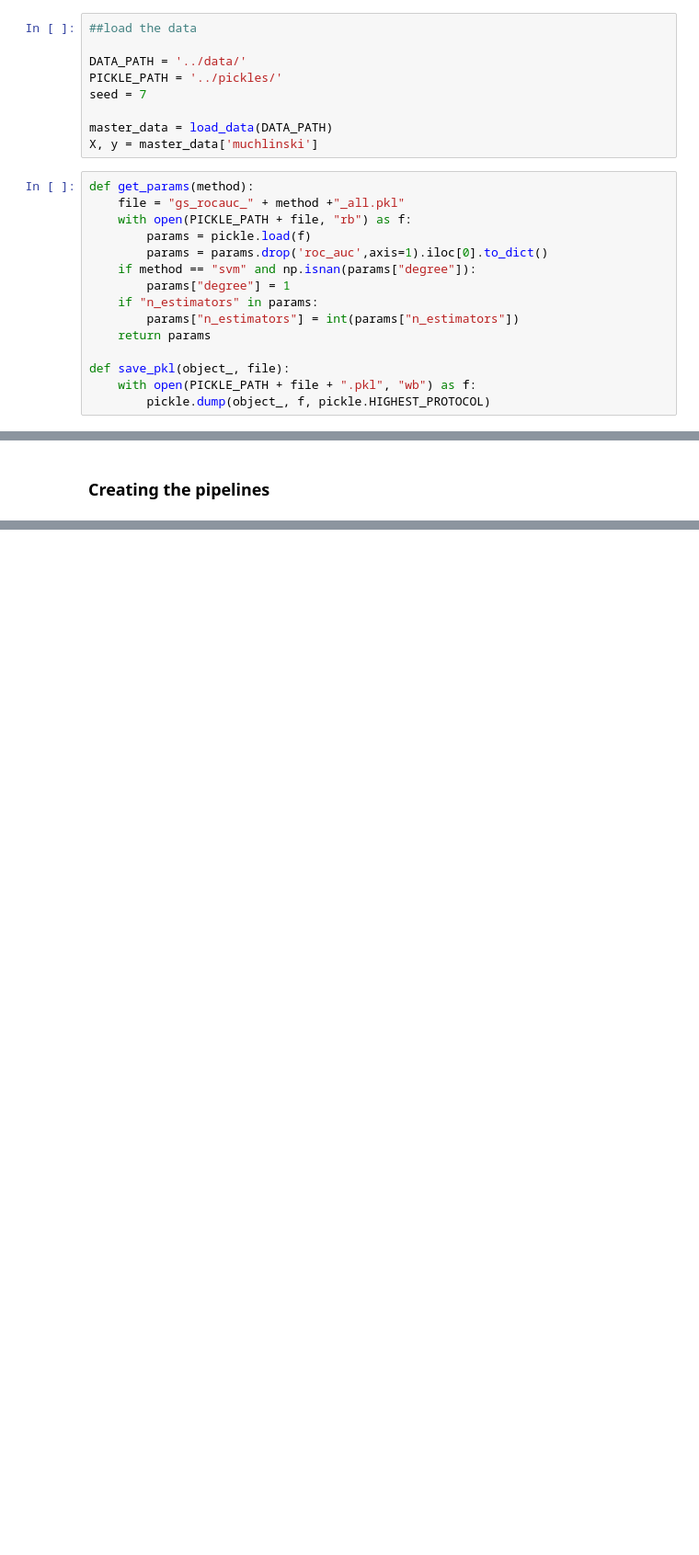
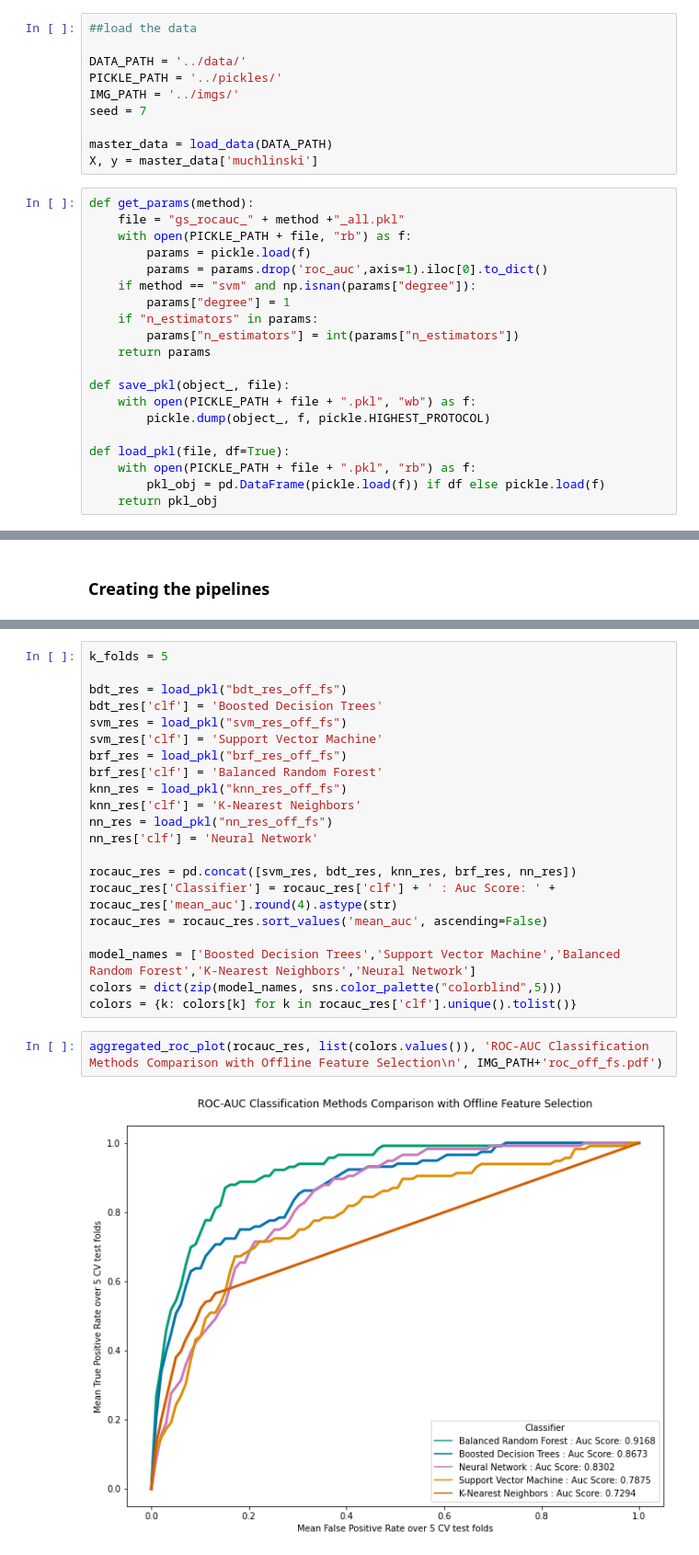
Before and after one commit to epfl-ada/ada-2020-project-milestone-p3-p3_klr, a Jupyter notebook: src/ROC_offline_feature_selection.ipynb, the cells around one changed output, grey strips where cells are left out. Shown: that part at 92% size. Cells and saved outputs as stored; diff of their text form; blank space fills up the shorter version.

```diff
--- a/src/ROC_offline_feature_selection.ipynb
+++ b/src/ROC_offline_feature_selection.ipynb
@@ -31,6 +32,7 @@ from helpers import load_data, roc_plt
 
 DATA_PATH = '../data/'
 PICKLE_PATH = '../pickles/'
+IMG_PATH = '../imgs/'
 seed = 7
 
 master_data = load_data(DATA_PATH)
@@ -50,6 +52,11 @@ def get_params(method):
 def save_pkl(object_, file):
     with open(PICKLE_PATH + file + ".pkl", "wb") as f:
         pickle.dump(object_, f, pickle.HIGHEST_PROTOCOL)
+
+def load_pkl(file, df=True):
+    with open(PICKLE_PATH + file + ".pkl", "rb") as f:
+        pkl_obj = pd.DataFrame(pickle.load(f)) if df else pickle.load(f)
+    return pkl_obj
 # %% [markdown]
 ### Creating the models
 # %%
@@ -132,0 +166,25 @@ save_pkl(bdt_res, "bdt_res_ROC_RFE")
+# %%
+k_folds = 5
+
+bdt_res = load_pkl("bdt_res_off_fs")
+bdt_res['clf'] = 'Boosted Decision Trees'
+svm_res = load_pkl("svm_res_off_fs")
+svm_res['clf'] = 'Support Vector Machine'
+brf_res = load_pkl("brf_res_off_fs")
+brf_res['clf'] = 'Balanced Random Forest'
+knn_res = load_pkl("knn_res_off_fs")
+knn_res['clf'] = 'K-Nearest Neighbors'
+nn_res = load_pkl("nn_res_off_fs")
+nn_res['clf'] = 'Neural Network'
+
+rocauc_res = pd.concat([svm_res, bdt_res, knn_res, brf_res, nn_res])
+rocauc_res['Classifier'] = rocauc_res['clf'] + ' : Auc Score: ' + rocauc_res['mean_auc'].round(4).astype(str)
+rocauc_res = rocauc_res.sort_values('mean_auc', ascending=False)
+
+model_names = ['Boosted Decision Trees','Support Vector Machine','Balanced Random Forest','K-Nearest Neighbors','Neural Network']
+colors = dict(zip(model_names, sns.color_palette("colorblind",5)))
+colors = {k: colors[k] for k in rocauc_res['clf'].unique().tolist()}
+# %%
+aggregated_roc_plot(rocauc_res, list(colors.values()), 'ROC-AUC Classification Methods Comparison with Offline Feature Selection\n', IMG_PATH+'roc_off_fs.pdf')
+# %% [output]
+[figure, added]
```
Also changed, not shown: parts of 17 cells of this notebook, 16 other files.
